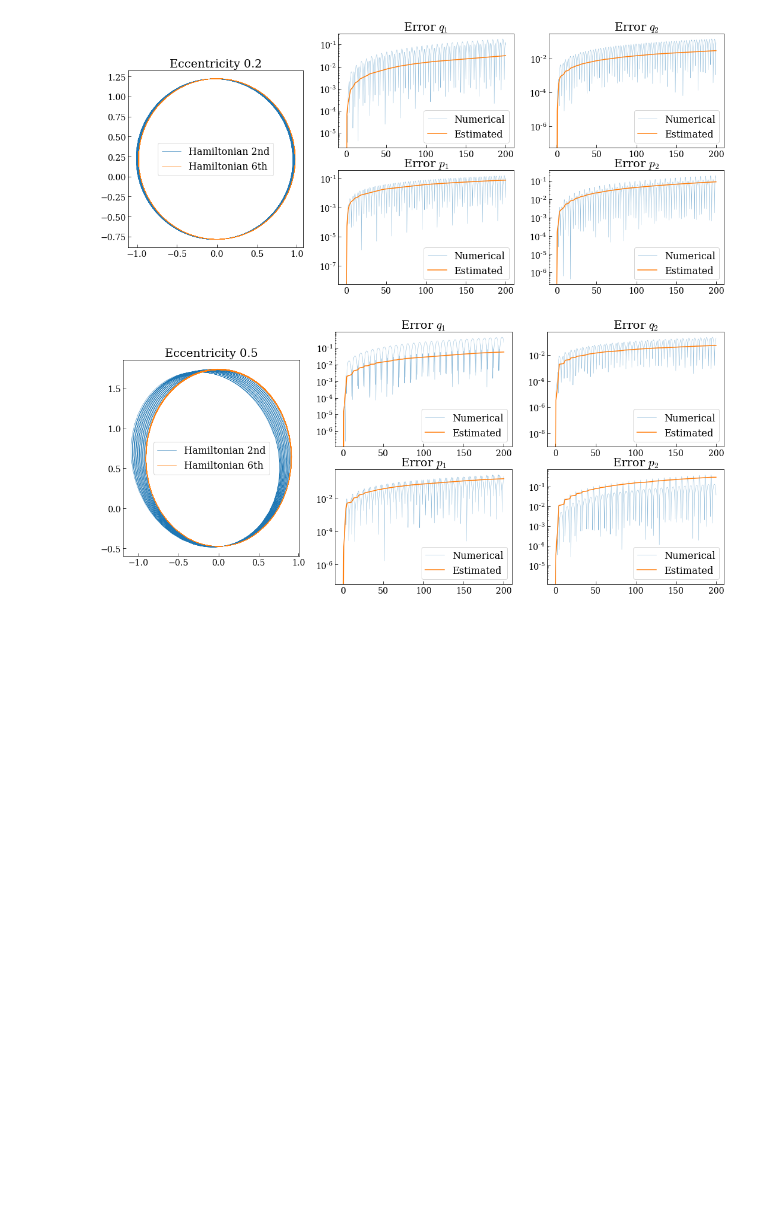
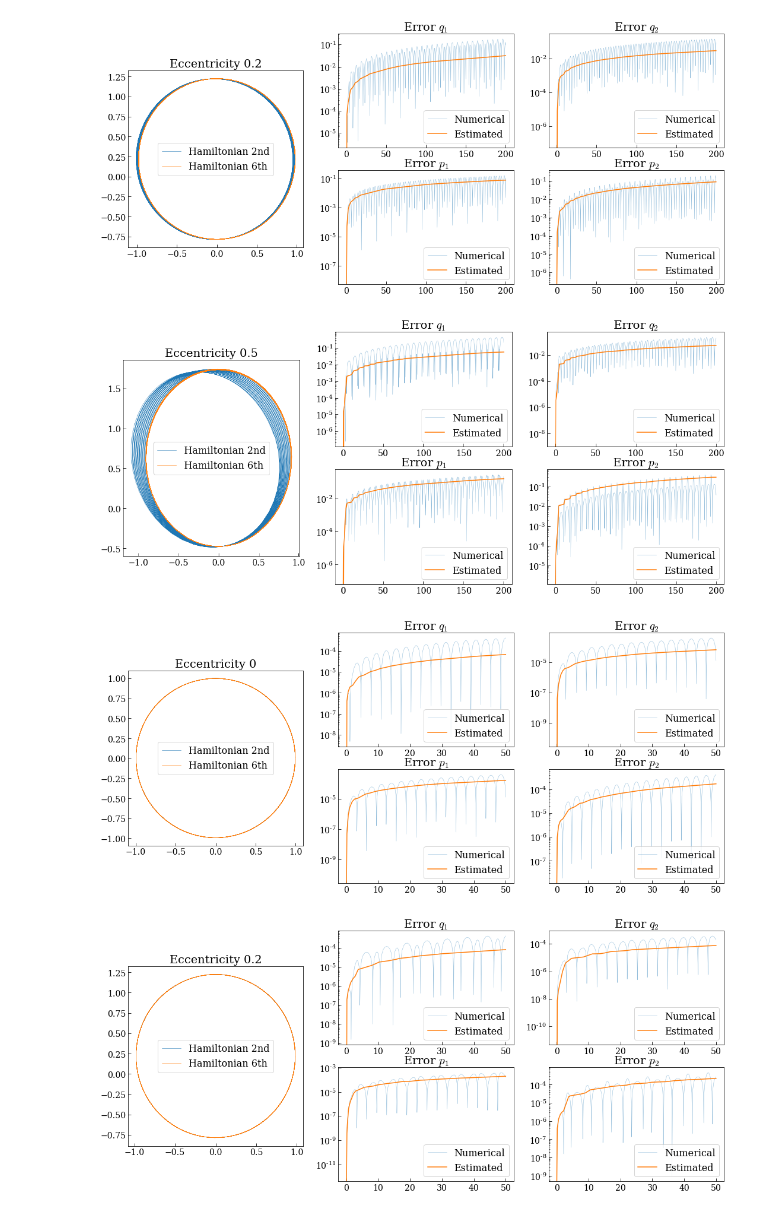
Before and after one commit to mseri/contact-integrators, a Jupyter notebook: The Time-Perturbed Kepler model -- Error Analysis.ipynb, the cells around one changed output. Saved outputs shown, nothing was run; the diff lists cells and outputs as text; code cells hidden in the pictures; blank space fills up the shorter version.

Commit message:
Add finer mesh plot
Signed-off-by: Marcello Seri <marcello.seri@gmail.com>

```diff
--- a/The Time-Perturbed Kepler model -- Error Analysis.ipynb
+++ b/The Time-Perturbed Kepler model -- Error Analysis.ipynb
@@ -145,3 +145,83 @@ for i,e in enumerate(eccentricities):
 [figure]
 [figure]
 [figure]
+# %%
+a=0.01
+theta=2*np.pi
+tpk = TimePerturbedKepler(a, theta, -1)
+dt = 0.005
+tf = 50
+eccentricities = [0, 0.2, 0.5]
+tspan = np.arange(0.0, tf, dt)
+
+errq1 = lambda t,q1,q2,p1,p2: upper_error_bound1(t,q1,q2,p1,p2,dt,a,theta)
+errq2 = lambda t,q1,q2,p1,p2: upper_error_bound2(t,q1,q2,p1,p2,dt,a,theta)
+errp1 = lambda t,q1,q2,p1,p2: upper_error_boundp1(t,q1,q2,p1,p2,dt,a,theta)
+errp2 = lambda t,q1,q2,p1,p2: upper_error_boundp2(t,q1,q2,p1,p2,dt,a,theta)
+
+err = np.empty([len(tspan),4], dtype=np.float64)
+
+for i,e in enumerate(eccentricities):
+
+    p0, q0 = init_ecc(e)
+    sol, _sols, tspan = ic.integrate(ic.step, tpk, tspan, p0, q0, 0.0)
+    solm, _solms, _ = ic.integrate(ic.step6, tpk, tspan, p0, q0, 0.0)
+    err[:] = np.reshape(np.abs(sol-solm), (len(tspan),4), order="C")
+    cumerr = np.array([n*dt**4 for n in range(len(tspan))])
+
+    fig = plt.figure(figsize=(18,12))
+    #plt.suptitle(f"$\\alpha = {a}$,$\\gamma = -1$, $e = {e}$, $\\tau = {dt}$",size=16)
+
+    gs = matplotlib.gridspec.GridSpec(3, 3, figure=fig)
+    ax = fig.add_subplot(gs[0:-1,0])
+    ax.set_title(f"Eccentricity {e}")
+    ax.set_aspect('equal', adjustable='box')
+    ax.plot(sol[:,1,0],
+             sol[:,1,1],
+             linewidth=0.5, label="Hamiltonian 2nd")
+    ax.plot(solm[:,1,0],
+             solm[:,1,1],
+             linewidth=0.5, label="Hamiltonian 6th")
+    ax.legend()
+
+    ax = fig.add_subplot(gs[0,1])
+    ax.set_title("Error $q_1$")
+    ax.plot(tspan, err[:,2], linewidth=0.5, alpha=0.5, label="Numerical")
+    q1err = pad_and_cumsum([errq1(t,q1,q2,p1,p2) for t,q1,q2,p1,p2 in zip(tspan,sol[:,1,0],sol[:,1,1],sol[:,0,0],sol[:,0,1])])
+    ax.plot(tspan, q1err,
+         label="Estimated")
+    # ax.fill_between(tspan, q1err-cumerr, q1err+cumerr, alpha=0.1, color="orange")
+    ax.set_yscale('log')
+    ax.legend()
+
+    ax = fig.add_subplot(gs[0,2])
+    ax.set_title("Error $q_2$")
+    ax.plot(tspan, err[:,3], linewidth=0.5, alpha=0.5, label="Numerical")
+    q2err = pad_and_cumsum([errq2(t,q1,q2,p1,p2) for t,q1,q2,p1,p2 in zip(tspan,sol[:,1,0],sol[:,1,1],sol[:,0,0],sol[:,0,1])])
+    ax.plot(tspan, q2err, label="Estimated")
+    # ax.fill_between(tspan, q2err-cumerr, q2err+cumerr, alpha=0.1, color="orange")
+    ax.set_yscale('log')
+    ax.legend()
+
+    ax = fig.add_subplot(gs[1,1])
+    ax.set_title("Error $p_1$")
+    ax.plot(tspan, err[:,0], linewidth=0.5, alpha=0.5, label="Numerical")
+    p1err = pad_and_cumsum([errp1(t,q1,q2,p1,p2) for t,q1,q2,p1,p2 in zip(tspan,sol[:,1,0],sol[:,1,1],sol[:,0,0],sol[:,0,1])])
+    ax.plot(tspan, p1err, label="Estimated")
+    # ax.fill_between(tspan, p1err-cumerr, p1err+cumerr, alpha=0.1, color="orange")
+    ax.set_yscale('log')
+    ax.legend()
+
+    ax = fig.add_subplot(gs[1,2])
+    ax.set_title("Error $p_2$")
+    ax.plot(tspan, err[:,1], linewidth=0.5, alpha=0.5, label="Numerical")
+    p2err = pad_and_cumsum([errp2(t,q1,q2,p1,p2) for t,q1,q2,p1,p2 in zip(tspan,sol[:,1,0],sol[:,1,1],sol[:,0,0],sol[:,0,1])])
+    ax.plot(tspan, p2err, label="Estimated")
+    # ax.fill_between(tspan, p2err-cumerr, p2err+cumerr, alpha=0.1, color="orange")
+    ax.set_yscale('log')
+    ax.legend()
+
+    plt.show()
+# %% [output]
+[figure, added]
+[figure, added]
```
Also changed, not shown: parts of 1 cell of this notebook.
